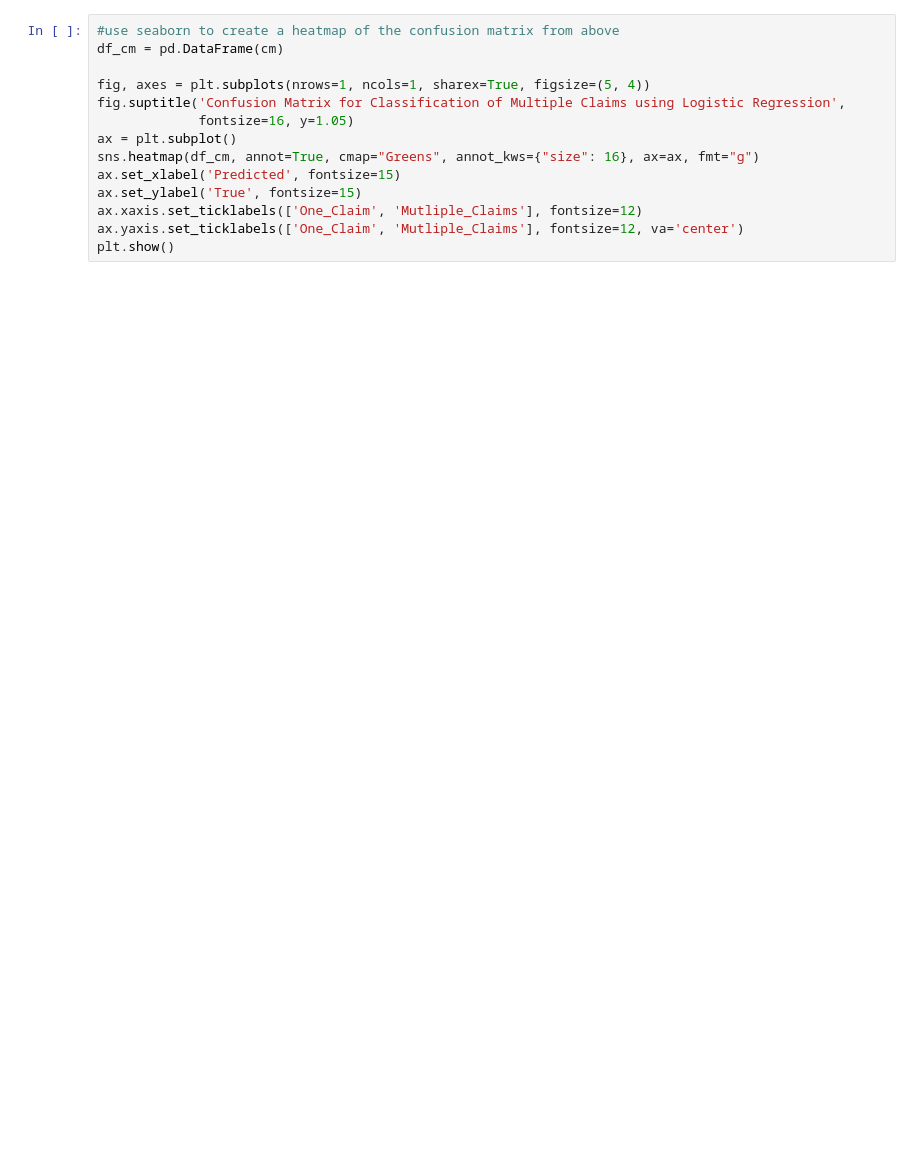
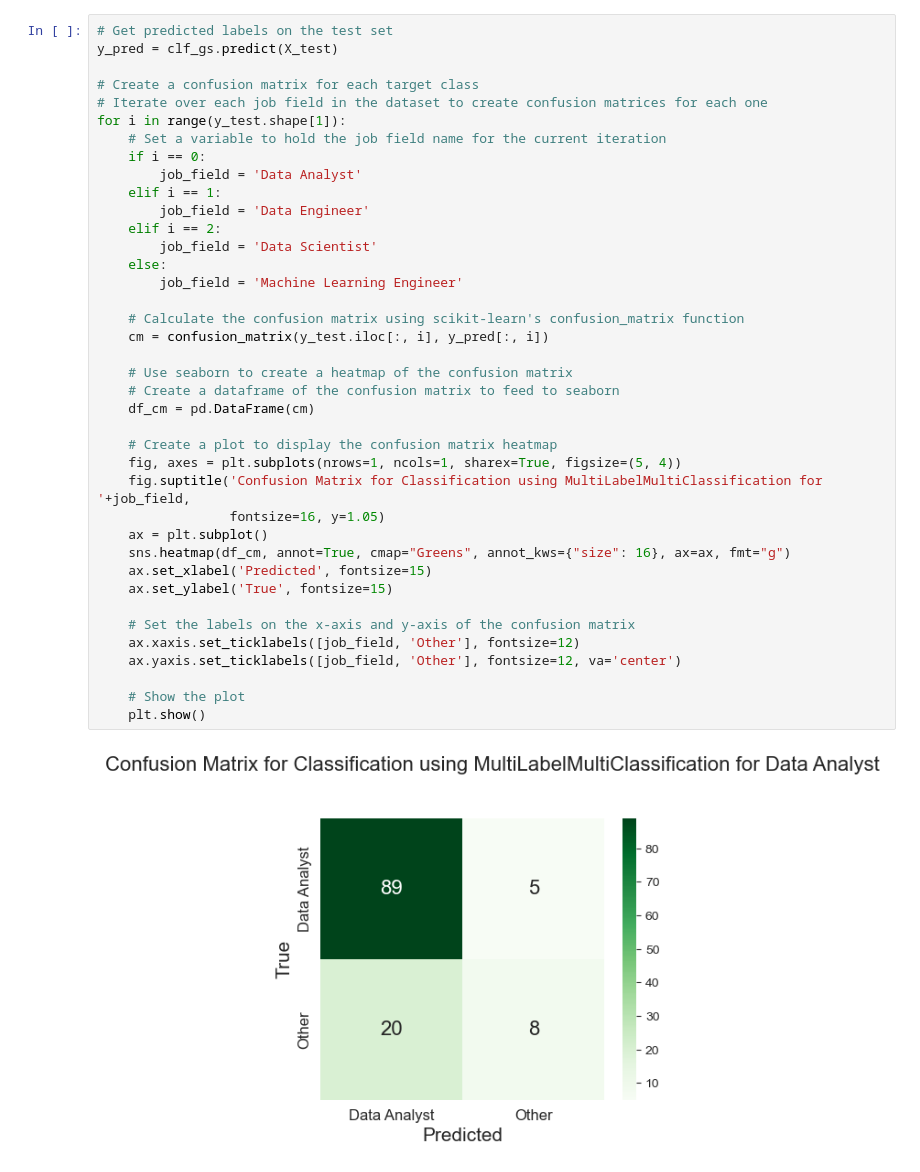
Before and after one commit to dfarone02/Data-Science-Job-Salaries, a Jupyter notebook: notebooks/AdvancedClassification.ipynb, the cells around one changed output. Drawn from its saved outputs; the diff is of its cells as text; blank space fills up the shorter version.

```diff
--- a/notebooks/AdvancedClassification.ipynb
+++ b/notebooks/AdvancedClassification.ipynb
@@ -231,14 +196,41 @@ for i in range(y_test.shape[1]):
 # %%
-#use seaborn to create a heatmap of the confusion matrix from above
-df_cm = pd.DataFrame(cm)
+# Get predicted labels on the test set
+y_pred = clf_gs.predict(X_test)
 
-fig, axes = plt.subplots(nrows=1, ncols=1, sharex=True, figsize=(5, 4))
-fig.suptitle('Confusion Matrix for Classification of Multiple Claims using Logistic Regression',
-             fontsize=16, y=1.05)
-ax = plt.subplot()
-sns.heatmap(df_cm, annot=True, cmap="Greens", annot_kws={"size": 16}, ax=ax, fmt="g")
-ax.set_xlabel('Predicted', fontsize=15)
-ax.set_ylabel('True', fontsize=15)
-ax.xaxis.set_ticklabels(['One_Claim', 'Mutliple_Claims'], fontsize=12)
-ax.yaxis.set_ticklabels(['One_Claim', 'Mutliple_Claims'], fontsize=12, va='center')
-plt.show()
+# Create a confusion matrix for each target class
+# Iterate over each job field in the dataset to create confusion matrices for each one
+for i in range(y_test.shape[1]):
+    # Set a variable to hold the job field name for the current iteration
+    if i == 0:
+        job_field = 'Data Analyst'
+    elif i == 1:
+        job_field = 'Data Engineer'
+    elif i == 2:
+        job_field = 'Data Scientist'
+    else:
+        job_field = 'Machine Learning Engineer'
+
+    # Calculate the confusion matrix using scikit-learn's confusion_matrix function
+    cm = confusion_matrix(y_test.iloc[:, i], y_pred[:, i])
+
+    # Use seaborn to create a heatmap of the confusion matrix
+    # Create a dataframe of the confusion matrix to feed to seaborn
+    df_cm = pd.DataFrame(cm)
+
+    # Create a plot to display the confusion matrix heatmap
+    fig, axes = plt.subplots(nrows=1, ncols=1, sharex=True, figsize=(5, 4))
+    fig.suptitle('Confusion Matrix for Classification using MultiLabelMultiClassification for '+job_field,
+                 fontsize=16, y=1.05)
+    ax = plt.subplot()
+    sns.heatmap(df_cm, annot=True, cmap="Greens", annot_kws={"size": 16}, ax=ax, fmt="g")
+    ax.set_xlabel('Predicted', fontsize=15)
+    ax.set_ylabel('True', fontsize=15)
+
+    # Set the labels on the x-axis and y-axis of the confusion matrix
+    ax.xaxis.set_ticklabels([job_field, 'Other'], fontsize=12)
+    ax.yaxis.set_ticklabels([job_field, 'Other'], fontsize=12, va='center')
+
+    # Show the plot
+    plt.show()
+# %% [output]
+[figure, added]
```
Also changed, not shown: parts of 17 cells of this notebook, 5 other files.
